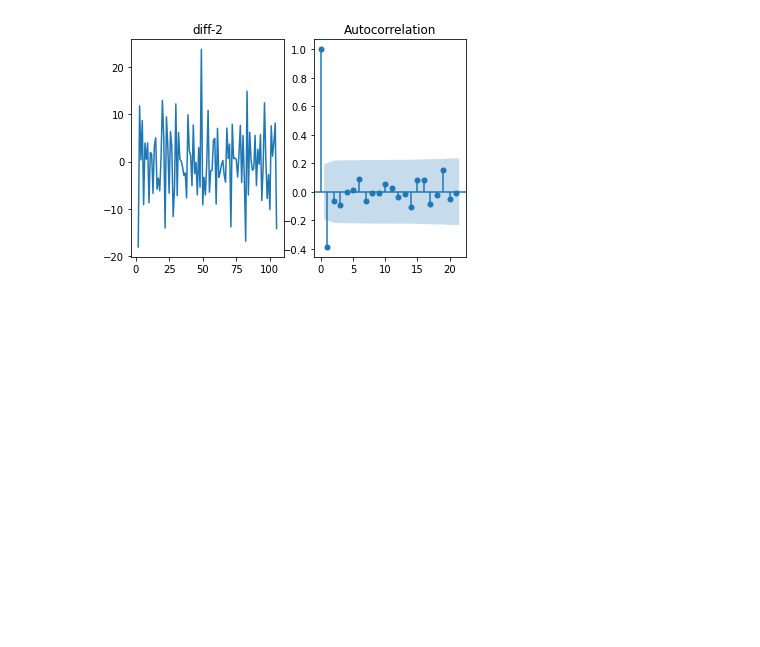
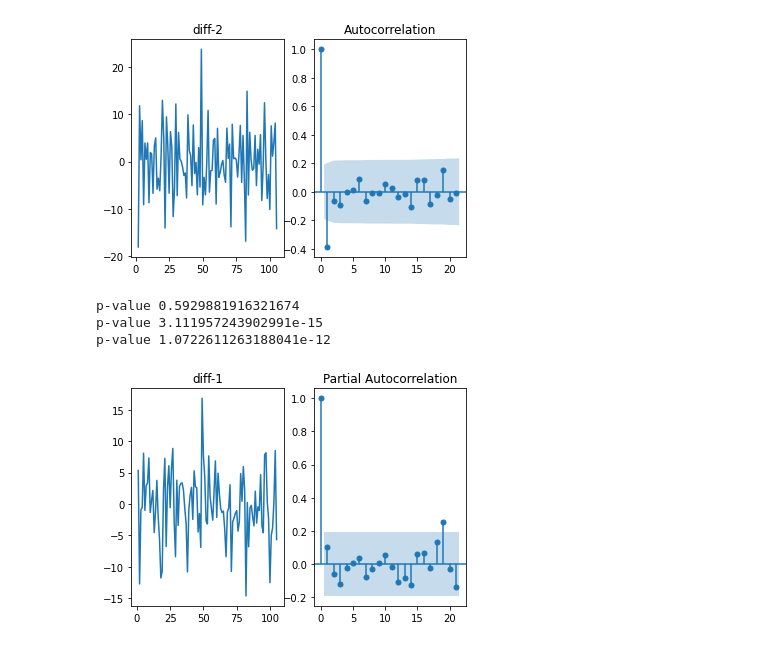
Before and after one commit to Yakushev2022/Time-series, a Jupyter notebook: Models/ARIMA/stock_ARIMA.ipynb, the cells around one changed output. Drawn from its saved outputs; the diff is of its cells as text; code cells hidden in the pictures; blank space fills up the shorter version.

```diff
--- a/Models/ARIMA/stock_ARIMA.ipynb
+++ b/Models/ARIMA/stock_ARIMA.ipynb
@@ -91,3 +91,25 @@ plot_acf(df.value.diff().diff().dropna(), ax=ax2)
 plt.show()
 # %% [output]
 [figure]
+# %%
+from statsmodels.tsa.stattools import adfuller
+result = adfuller(df.value.dropna())
+print('p-value', result[1])
+result = adfuller(df.value.diff().dropna())
+print('p-value', result[1])
+result = adfuller(df.value.diff().diff().dropna())
+print('p-value', result[1])
+# %% [output]
+p-value 0.5929881916321674
+p-value 3.111957243902991e-15
+p-value 1.0722611263188041e-12
+# %%
+f= plt.figure()
+ax1 = f.add_subplot(121)
+ax1.set_title('diff-1')
+ax1.plot(df.value.diff())
+ax2 = f.add_subplot(122)
+plot_pacf(df.value.diff().dropna(), ax=ax2)
+plt.show()
+# %% [output]
+[figure, added]
```
